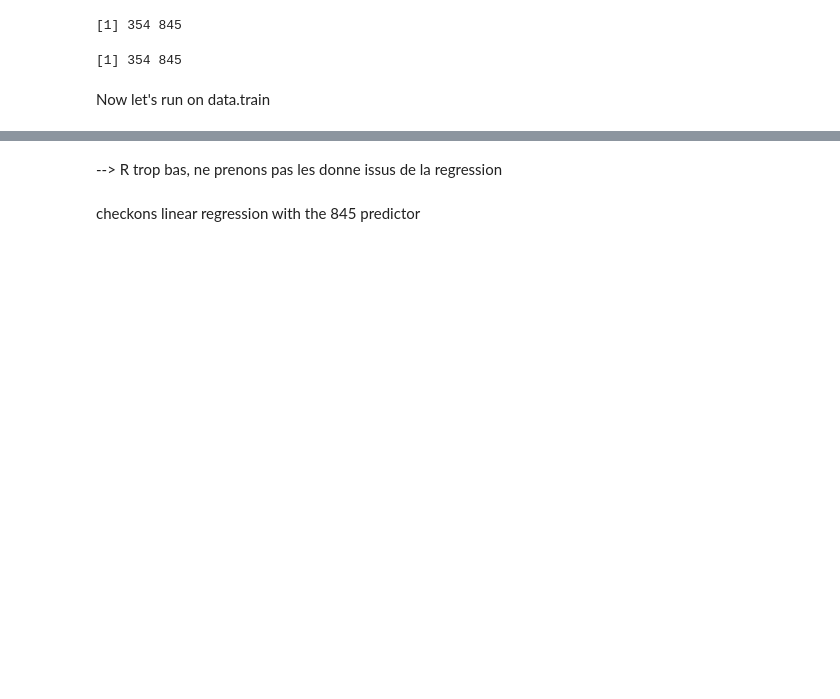
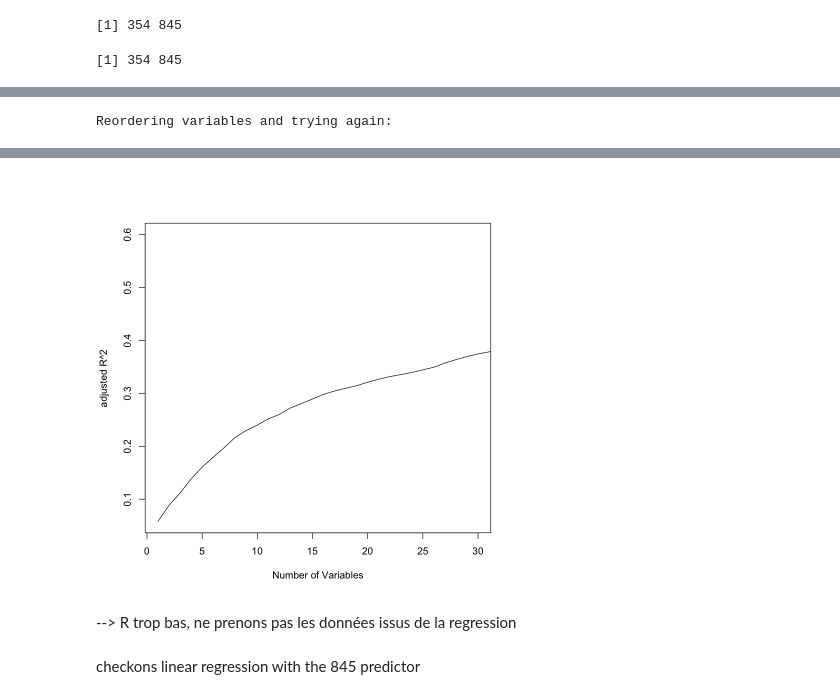
Before and after one commit to Alicia-max/BIO322-Regression, a Jupyter notebook: src/Exploration.ipynb, the cells around one changed output, grey strips where cells are left out. Cells and saved outputs as stored; diff of their text form; code cells hidden in the pictures; blank space fills up the shorter version.

```diff
--- a/src/Exploration.ipynb
+++ b/src/Exploration.ipynb
@@ -128,5 +128,13 @@ A data.frame: 6 × 845
 | 9 | 0.4056388 | -0.9992935 | 0.5590842 | -0.2261657 | 3.7701582 | 4.85016332 | 1.2183877 | 0.2999410 | -0.2222699 | 0.999853 | ... |
 [1] 354 845
 [1] 354 845
-# %% [markdown]
-Now let's run on data.train
+# %%
+library(leaps)
+regfit.fwd <- regsubsets(data.train.y~ ., data.train, method = "forward", nvmax = 350)
+regfit.fwd.summary <- summary(regfit.fwd)
+# plot
+plot(regfit.fwd.summary$adjr2, type = "l", xlim = c(1,30),
+     xlab = "Number of Variables", ylab = "adjusted R^2")
+adjr2.max <- which.max(regfit.fwd.summary$adjr2)
+points(adjr2.max, regfit.fwd.summary$adjr2[adjr2.max], col = "red", cex = 2, pch = 20)
+# %% [output]
@@ -132,0 +143 @@ Now let's run on data.train
+Reordering variables and trying again:
@@ -133,5 +146,6 @@ Now let's run on data.train
+[figure, added]
 # %% [markdown]
---> R trop bas, ne prenons pas les donne issus de la regression
+--> R trop bas, ne prenons pas les données issus de la regression
 # %% [markdown]
 checkons linear regression with the 845 predictor
 # %%
```
Also changed, not shown: parts of 2 cells of this notebook.
